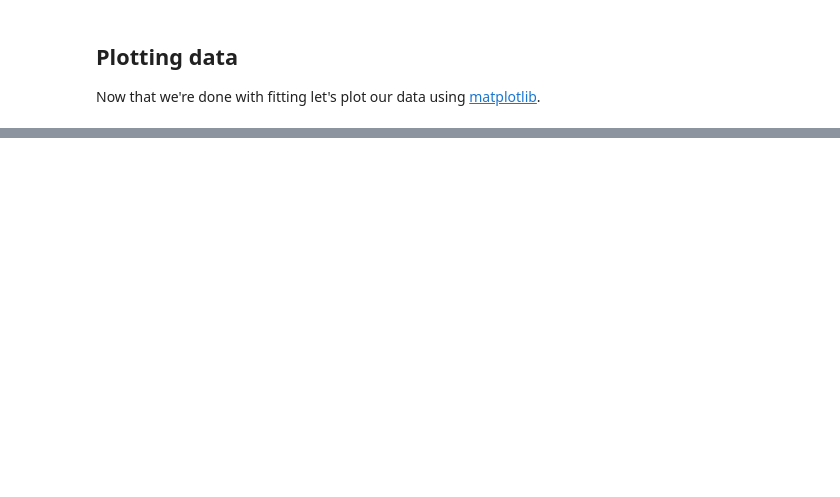
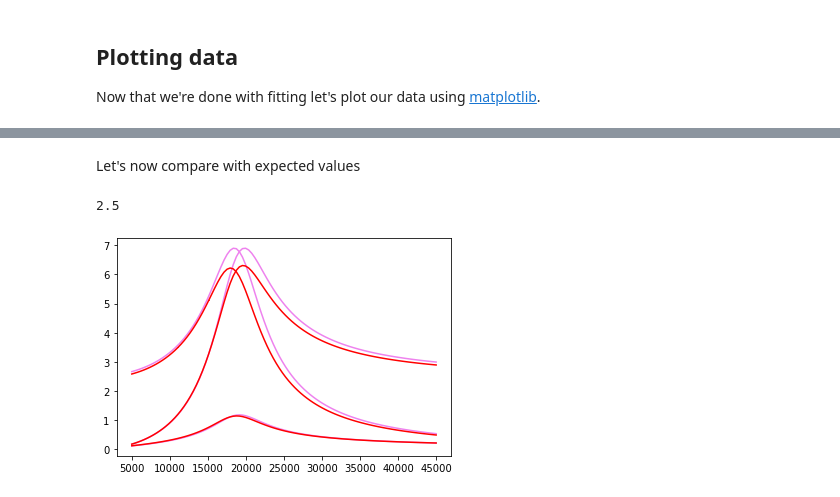
Before and after one commit to Feyn-23/Lab-II, a Jupyter notebook: code/amplitutes.ipynb, the cells around one changed output, grey strips where cells are left out. Cells and saved outputs as stored; diff of their text form; code cells hidden in the pictures; blank space fills up the shorter version.

```diff
--- a/code/amplitutes.ipynb
+++ b/code/amplitutes.ipynb
@@ -310,0 +293,21 @@ plt.savefig('../figs/Amplitudes.pdf')
+# %% [markdown]
+Let's now compare with expected values
+# %%
+VF_exp = Gen_amp_model(freq_fit,2.5)
+VR_exp = R_amp_model(freq_fit, 996.7,2100,0.047413,1.46E-09,2.5)
+VL_exp = L_amp_model(freq_fit, 2100,0.047413,1.46E-09,2.5)
+VC_exp = C_amp_model(freq_fit,2100,0.047413,1.46E-09,2.5 )
+
+# plt.plot(freq_fit,VF_exp)
+plt.errorbar(freq_fit, VR_exp, xerr = None, yerr = None, color = 'violet', label = 'V_R fit' )
+plt.errorbar(freq_fit, VL_exp, xerr = None, yerr = None, color = 'violet', label = 'V_L fit' )
+plt.errorbar(freq_fit, VC_exp, xerr = None, yerr = None, color = 'violet', label = 'V_C fit' )
+# plt.errorbar(freq_fit, Vgen_fit, xerr = None, yerr = sigma, color = 'red', label = 'V_gen fit' )
+plt.errorbar(freq_fit, VR_fit, xerr = None, yerr = sigma, color = 'red', label = 'V_R fit' )
+plt.errorbar(freq_fit, VL_fit, xerr = None, yerr = sigma, color = 'red', label = 'V_L fit' )
+plt.errorbar(freq_fit, VC_fit, xerr = None, yerr = sigma, color = 'red', label = 'V_C fit' )
+
+VF_exp
+# %% [output]
+2.5
+[figure, added]
```
Also changed, not shown: parts of 7 cells of this notebook, 8 other files.
